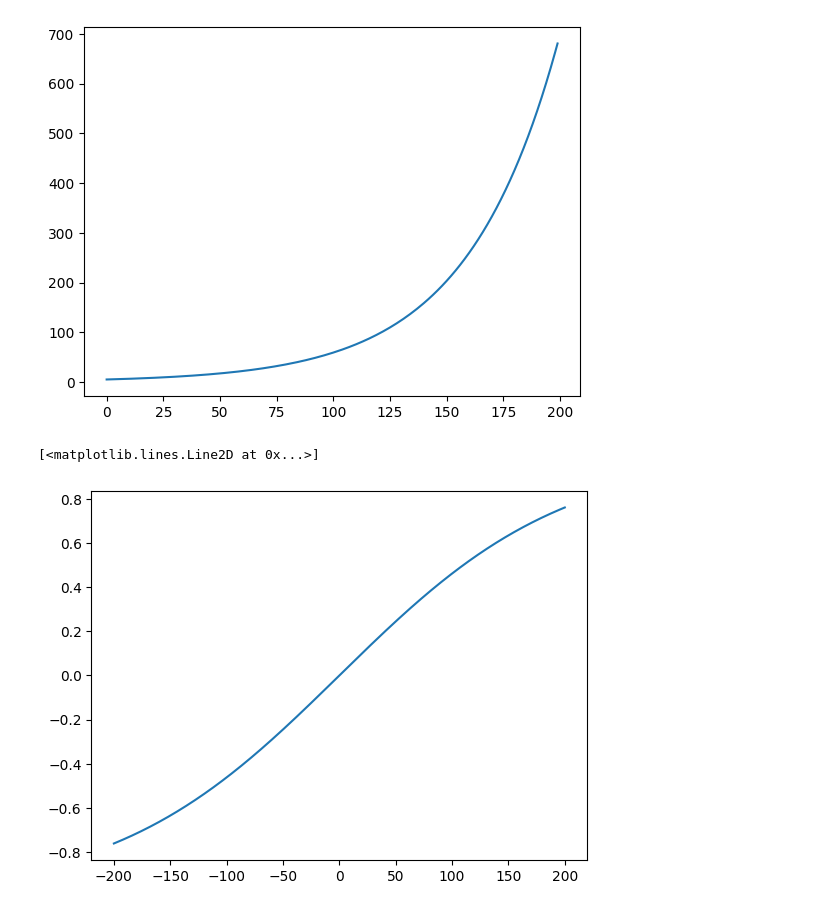
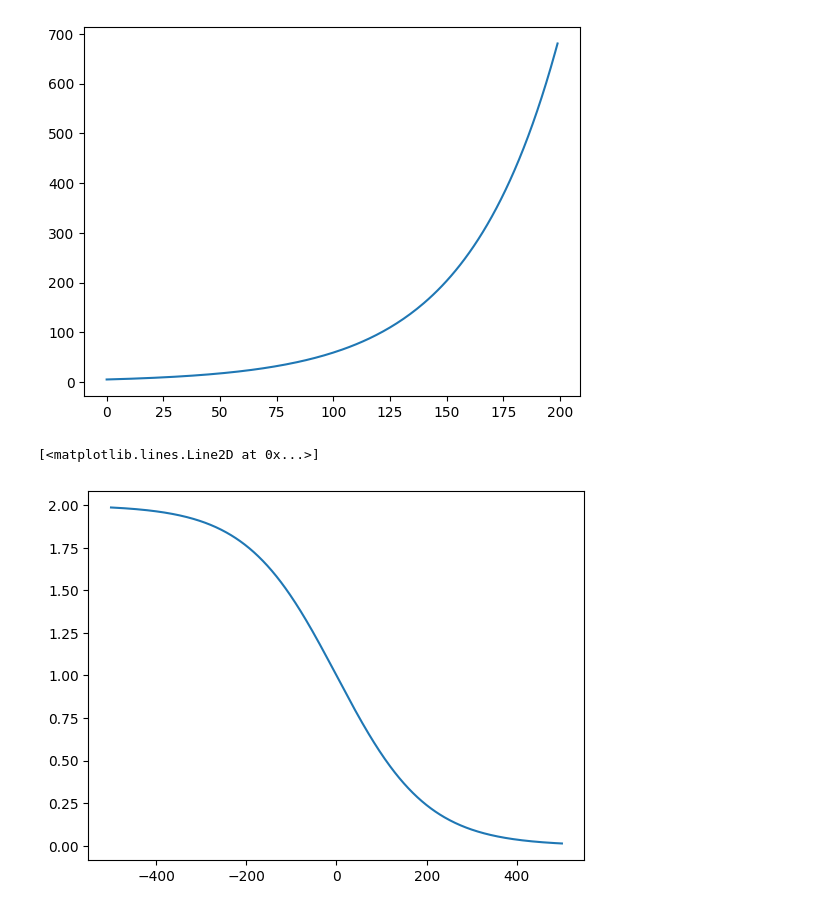
Before and after one commit to SodaRocketStudios/Chromageddon, a Jupyter notebook: Assets/FunctionTests.ipynb, the cells around one changed output. Cells and saved outputs as stored; diff of their text form; code cells hidden in the pictures.

Commit message:
added luck curve and adjusted armor curve

```diff
--- a/Assets/FunctionTests.ipynb
+++ b/Assets/FunctionTests.ipynb
@@ -18,15 +18,15 @@ plt.plot(y)
 # %%
 L = 2
 
 x0 = 0
-y0 = 1
-k = .01
+y0 = 0
+k = -.01
 
-x = np.linspace(-200, 200, 500)
+x = np.linspace(-500, 500, 500)
 np.exp
 y = L/(1 + np.exp(-k * (x - x0))) - y0
 
 plt.plot(x, y)
 # %% [output]
 [<matplotlib.lines.Line2D at 0x...>]
-[figure, old version]
+[figure, new version]
```
Also changed, not shown: parts of 1 cell of this notebook, 3 other files.
